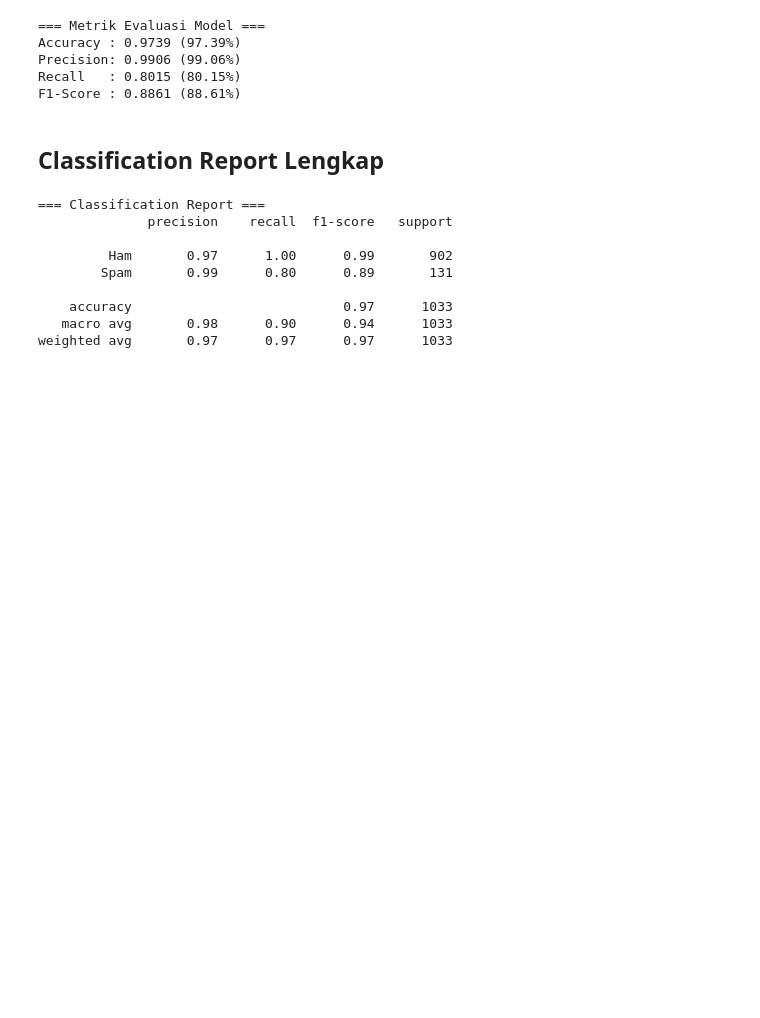
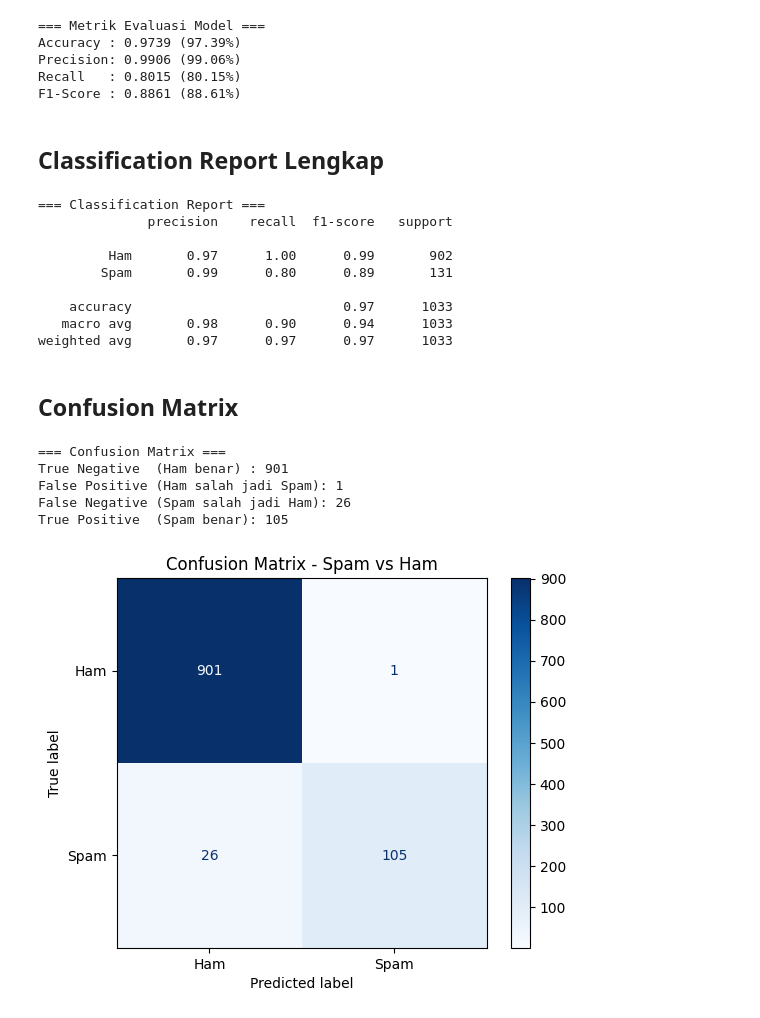
Before and after one commit to r021n/simple-machine-learing, a Jupyter notebook: Spam_vs_Ham_Email_Classification.ipynb, the cells around one changed output. Cells and saved outputs as stored; diff of their text form; code cells hidden in the pictures; blank space fills up the shorter version.

Commit message:
feat: display confusion matrix with visualization for error analysis

```diff
--- a/Spam_vs_Ham_Email_Classification.ipynb
+++ b/Spam_vs_Ham_Email_Classification.ipynb
@@ -436,3 +436,28 @@ print(classification_report(y_test, y_pred, target_names=['Ham', 'Spam']))
     accuracy                           0.97      1033
    macro avg       0.98      0.90      0.94      1033
 weighted avg       0.97      0.97      0.97      1033
+# %% [markdown]
+## Confusion Matrix
+# %%
+from sklearn.metrics import confusion_matrix, ConfusionMatrixDisplay
+import matplotlib.pyplot as plt
+
+cm = confusion_matrix(y_test, y_pred)
+
+print("=== Confusion Matrix ===")
+print(f"True Negative  (Ham benar) : {cm[0][0]}")
+print(f"False Positive (Ham salah jadi Spam): {cm[0][1]}")
+print(f"False Negative (Spam salah jadi Ham): {cm[1][0]}")
+print(f"True Positive  (Spam benar): {cm[1][1]}")
+
+disp = ConfusionMatrixDisplay(confusion_matrix=cm, display_labels=['Ham', 'Spam'])
+disp.plot(cmap='Blues')
+plt.title('Confusion Matrix - Spam vs Ham')
+plt.show()
+# %% [output]
+=== Confusion Matrix ===
+True Negative  (Ham benar) : 901
+False Positive (Ham salah jadi Spam): 1
+False Negative (Spam salah jadi Ham): 26
+True Positive  (Spam benar): 105
+[figure, added]
```
